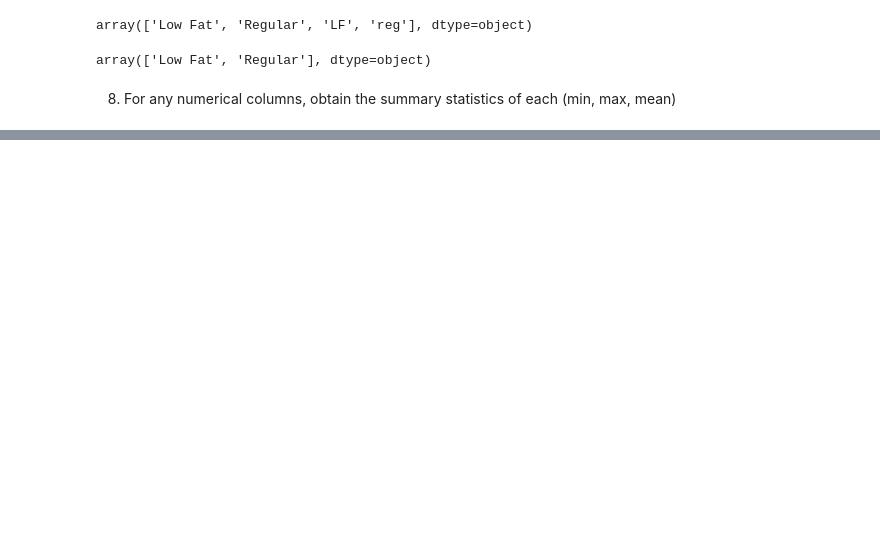
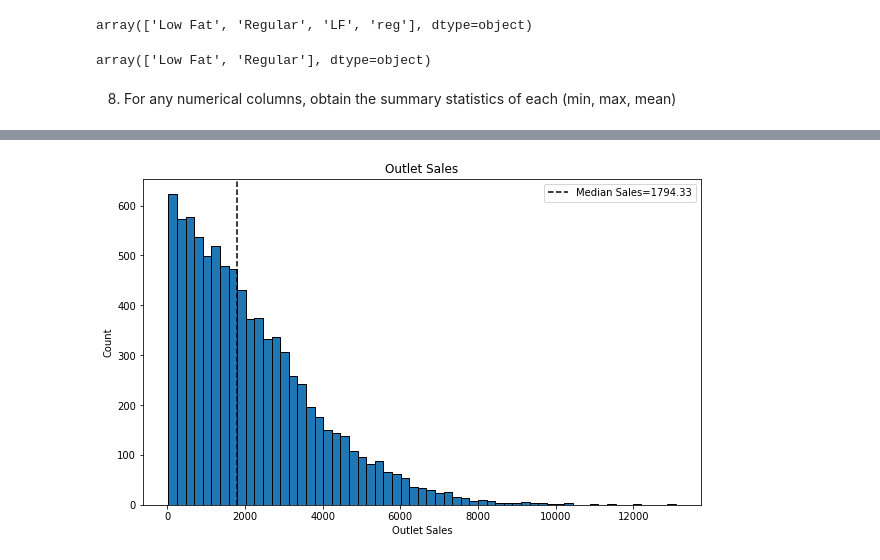
Before and after one commit to mkwak92/food_sales_predictions, a Jupyter notebook: Food_Sales_Predictions.ipynb, the cells around one changed output, grey strips where cells are left out. Saved outputs shown, nothing was run; the diff lists cells and outputs as text; code cells hidden in the pictures; blank space fills up the shorter version.

```diff
--- a/Food_Sales_Predictions.ipynb
+++ b/Food_Sales_Predictions.ipynb
@@ -257,0 +288,13 @@ df.describe().round(4)
+# %%
+plt.figure(figsize = (10,6))
+plt.hist(df['Item_Outlet_Sales'], bins = 'auto', edgecolor = 'black')
+
+plt.xlabel('Outlet Sales')
+plt.ylabel('Count')
+plt.title('Outlet Sales')
+median = df['Item_Outlet_Sales'].median().round(2)
+plt.axvline(df['Item_Outlet_Sales'].median(), color = 'black', linestyle= '--',
+            label = f'Median Sales={median}')
+plt.legend();
+# %% [output]
+[figure, added]
```
Also changed, not shown: parts of 15 cells of this notebook.
